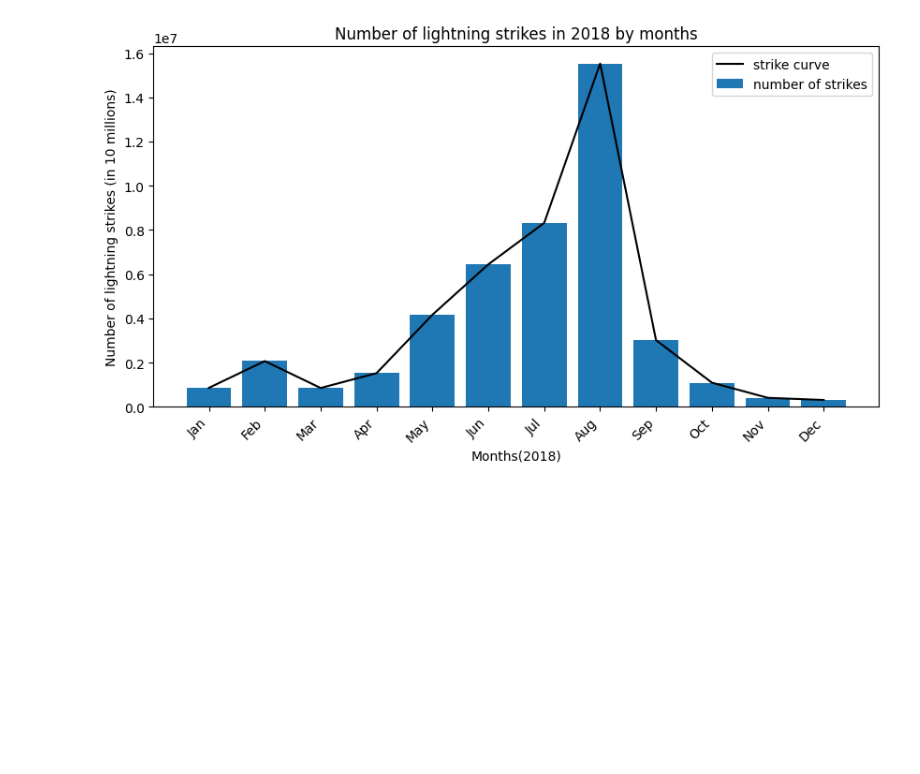
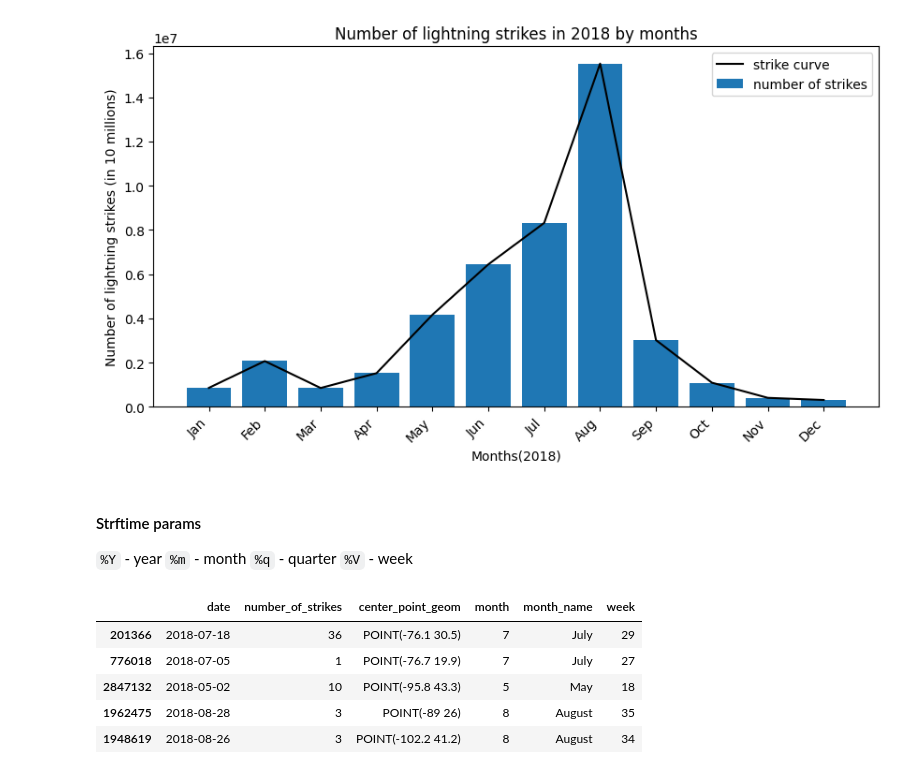
Before and after one commit to vaspanchal/LightningStrikesNOAA_EDA, a Jupyter notebook: Untitled.ipynb, the cells around one changed output. Cells and saved outputs as stored; diff of their text form; code cells hidden in the pictures; blank space fills up the shorter version.

```diff
--- a/Untitled.ipynb
+++ b/Untitled.ipynb
@@ -121,3 +121,9 @@ plt.legend()
 plt.show()
 # %% [output]
 [figure]
+# %% [markdown]
+#### Strftime params
+`%Y` - year
+`%m` - month
+`%q` - quarter
+`%V` - week
@@ -123,0 +132,9 @@ plt.show()
+# %%
+df.sample(5)
+# %% [output]
+|  | date | number_of_strikes | center_point_geom | month | month_name | week |
+| 201366 | 2018-07-18 | 36 | POINT(-76.1 30.5) | 7 | July | 29 |
+| 776018 | 2018-07-05 | 1 | POINT(-76.7 19.9) | 7 | July | 27 |
+| 2847132 | 2018-05-02 | 10 | POINT(-95.8 43.3) | 5 | May | 18 |
+| 1962475 | 2018-08-28 | 3 | POINT(-89 26) | 8 | August | 35 |
+| 1948619 | 2018-08-26 | 3 | POINT(-102.2 41.2) | 8 | August | 34 |
```
Also changed, not shown: parts of 3 cells of this notebook.
